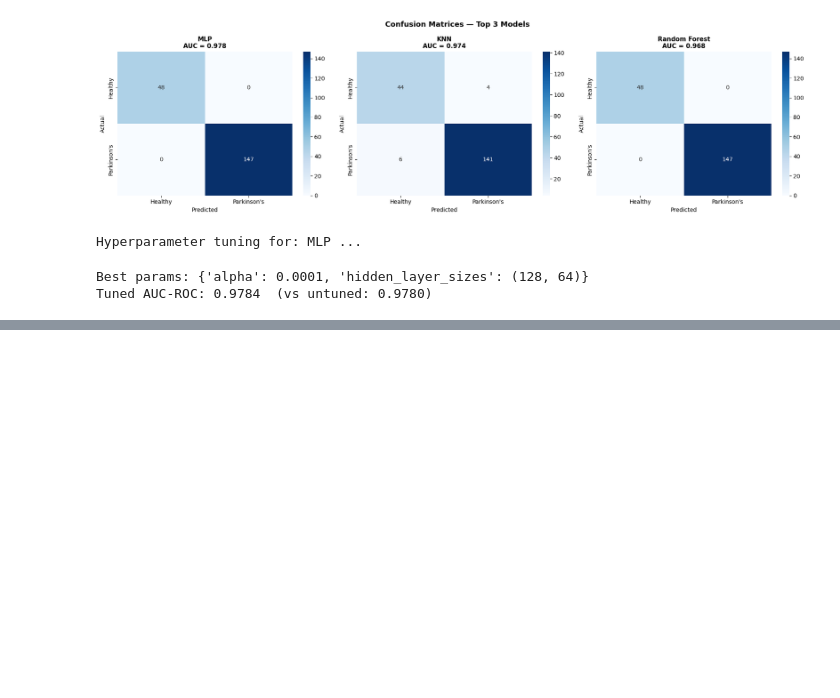
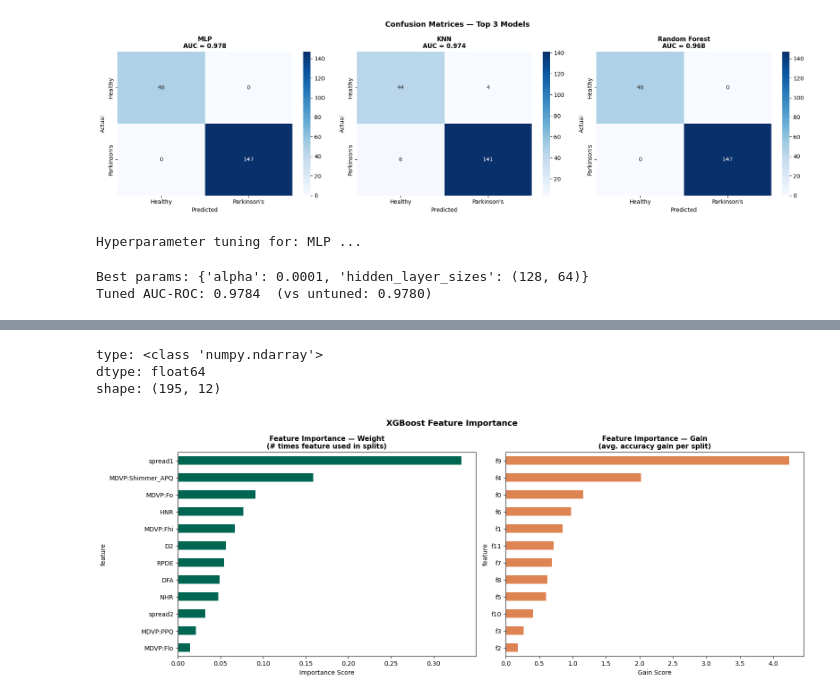
Before and after one commit to Sahar-Salmanz/parkinsons_ml, a Jupyter notebook: src/parkinsons.ipynb, the cells around one changed output, grey strips where cells are left out. Drawn from its saved outputs; the diff is of its cells as text; code cells hidden in the pictures; blank space fills up the shorter version.

```diff
--- a/src/parkinsons.ipynb
+++ b/src/parkinsons.ipynb
@@ -548,3 +573,7 @@ else:
 Hyperparameter tuning for: MLP ...
 Best params: {'alpha': 0.0001, 'hidden_layer_sizes': (128, 64)}
 Tuned AUC-ROC: 0.9784  (vs untuned: 0.9780)
+# %%
+X_model = X_reduced.values.astype(np.float64)   # ← force float64 explicitly
+print("X_model dtype:", X_model.dtype)           # must say float64
+print("Any NaNs:", np.isnan(X_model).any())      # must say False
@@ -550,0 +587,4 @@ Tuned AUC-ROC: 0.9784  (vs untuned: 0.9780)
+# %%
+# Use XGBoost for SHAP (TreeExplainer is most accurate)
+xgb_model = XGBClassifier(n_estimators=200, eval_metric="logloss", use_label_encoder=False, random_state=42, verbosity=0)
+xgb_model.fit(X_model, y)
@@ -550,0 +604,53 @@ Tuned AUC-ROC: 0.9784  (vs untuned: 0.9780)
+# %%
+# Run this immediately before explainer.shap_values(X_model)
+print("type:", type(X_model))
+print("dtype:", X_model.dtype)
+print("shape:", X_model.shape)
+
+# Check every single cell for non-float values
+for i in range(X_model.shape[1]):
+    col = X_model[:, i]
+    for j, val in enumerate(col):
+        try:
+            float(val)
+        except (ValueError, TypeError):
+            print(f"  ❌ Bad value at row {j}, col {i} ({X_reduced.columns[i]}): repr={repr(val)}")
+# %% [output]
+type: <class 'numpy.ndarray'>
+dtype: float64
+shape: (195, 12)
+# %%
+# Built-in Feature Importance (Gain)
+importance_df = pd.DataFrame({
+    "feature":    X_reduced.columns,
+    "gain":       xgb_model.get_booster().get_score(importance_type="gain").values()
+                  if xgb_model.get_booster().get_score(importance_type="gain") else xgb_model.feature_importances_,
+    "weight":     xgb_model.feature_importances_,
+}).sort_values("weight", ascending=False)
+
+fig, axes = plt.subplots(1, 2, figsize=(16, 6))
+
+importance_df.sort_values("weight").plot(
+    kind="barh", x="feature", y="weight", ax=axes[0],
+    color="#006651", legend=False
+)
+axes[0].set_title("Feature Importance — Weight\n(# times feature used in splits)",
+                  fontsize=11, fontweight="bold")
+axes[0].set_xlabel("Importance Score")
+
+try:
+    gain_scores = xgb_model.get_booster().get_score(importance_type="gain")
+    gain_df = pd.DataFrame(gain_scores.items(), columns=["feature", "gain"]
+                           ).sort_values("gain")
+    gain_df.plot(kind="barh", x="feature", y="gain", ax=axes[1],
+                 color="#DD8452", legend=False)
+    axes[1].set_title("Feature Importance — Gain\n(avg. accuracy gain per split)",
+                      fontsize=11, fontweight="bold")
+    axes[1].set_xlabel("Gain Score")
+except Exception:
+    axes[1].set_visible(False)
+
+plt.suptitle("XGBoost Feature Importance", fontsize=13, fontweight="bold")
+plt.tight_layout()
+# %% [output]
+[figure, added]
```
Also changed, not shown: parts of 14 cells of this notebook, 1 other file.
